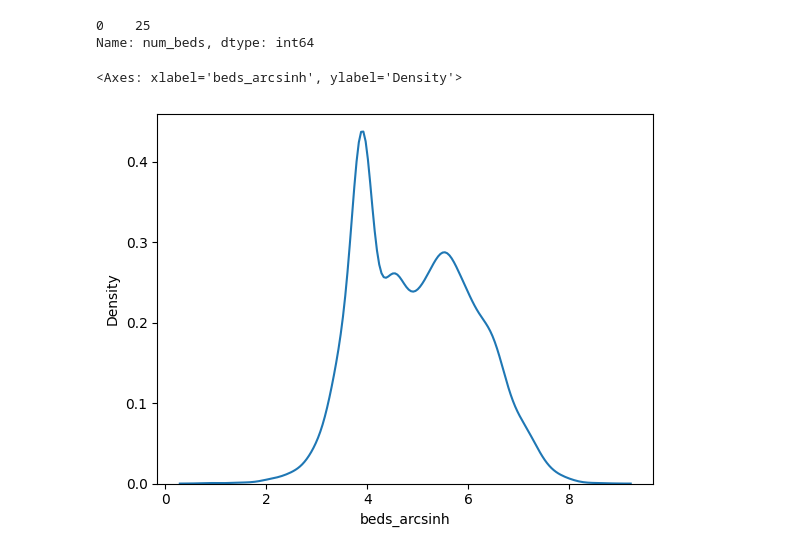
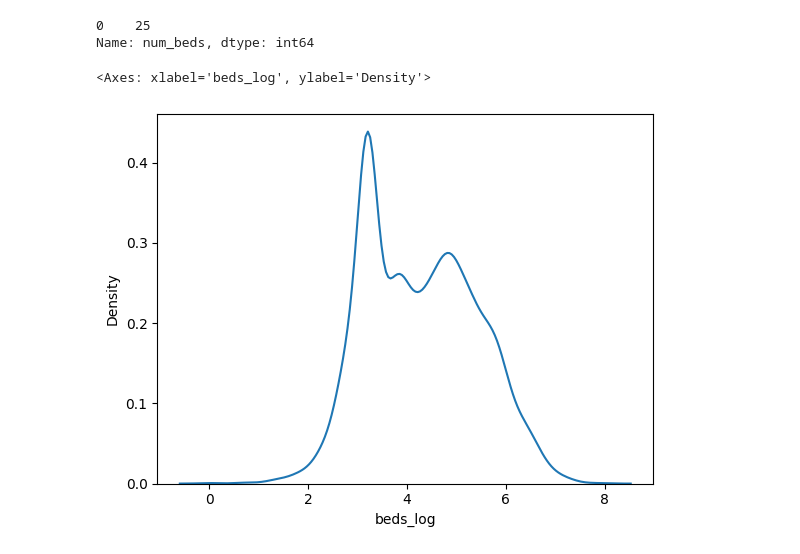
Before and after one commit to genevievepur/ds3001-visualization, a Jupyter notebook: assignment/assignment.ipynb, the cells around one changed output. Saved outputs shown, nothing was run; the diff lists cells and outputs as text; code cells hidden in the pictures.

```diff
--- a/assignment/assignment.ipynb
+++ b/assignment/assignment.ipynb
@@ -567,8 +562,8 @@ print(beds.mode())
 0    25
 Name: num_beds, dtype: int64
 # %%
-df['beds_arcsinh'] = np.arcsinh(beds)
-sns.kdeplot(data=df, x='beds_arcsinh')
+df['beds_log'] = np.log(beds)
+sns.kdeplot(data=df, x='beds_log')
 # %% [output]
-<Axes: xlabel='beds_arcsinh', ylabel='Density'>
+<Axes: xlabel='beds_log', ylabel='Density'>
-[figure, old version]
+[figure, new version]
```
Also changed, not shown: parts of 20 cells of this notebook.
